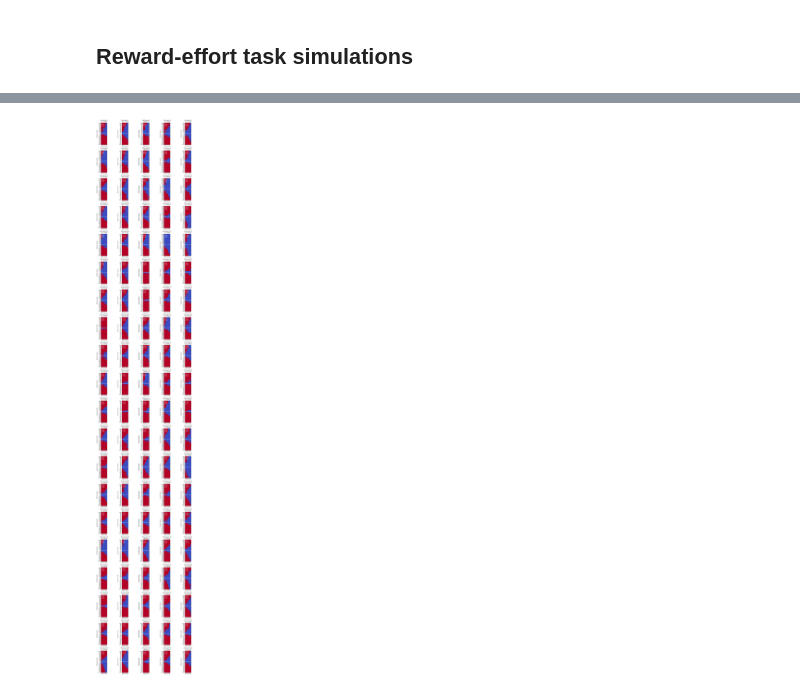
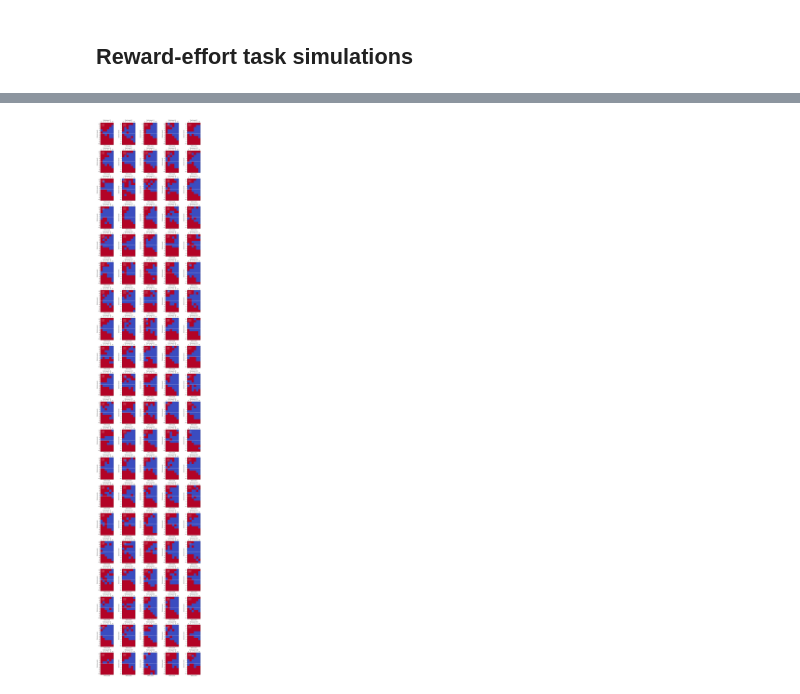
Before and after one commit to MajaFriedemann/reward-effort-task, a Jupyter notebook: simulate-task.ipynb, the cells around one changed output, grey strips where cells are left out. Saved outputs shown, nothing was run; the diff lists cells and outputs as text; code cells hidden in the pictures.

```diff
--- a/simulate-task.ipynb
+++ b/simulate-task.ipynb
@@ -73,0 +89,17 @@ def logistic_choice_prob(net_value, decision_beta):
+# %%
+# Logistic function to get choice probabilities
+decision_beta = 0.9
+def logistic_choice_prob(net_value, decision_beta):
+    return 1 / (1 + np.exp(-decision_beta * net_value))
+
+
+# Plot the Logistic function for different betas
+plot_betas = np.linspace(0.8, 1.2, 5)
+plt.figure(figsize=(6, 4))
+for b in plot_betas:
+    plt.plot(outcome_levels_n, logistic_choice_prob(outcome_levels_n, b), label=f'decision_beta={b:.1f}')
+plt.xlabel('Net_value')
+plt.ylabel('Accept probability')
+plt.legend()
+plt.grid(True)
+plt.show()
@@ -79,8 +113,8 @@ responses = []
 for outcome in outcome_levels:
     for effort in effort_levels:
         # Calculate net values for all participants
-        net_values = np.array([calculate_net_value(outcome, effort, alpha, beta, k, lambda_)
-                               for alpha, beta, k, lambda_ in zip(alpha_values, beta_values, k_values, lambda_values)])
+        net_values = np.array([calculate_net_value(outcome, effort, alpha, k, lambda_)
+                               for alpha, k, lambda_ in zip(alpha_values, k_values, lambda_values)])
 
         # Apply logistic function to calculate acceptance probabilities
         probabilities = logistic_choice_prob(net_values, decision_beta)
@@ -104,7 +138,7 @@ acceptance_rates = responses.mean(axis=1)
 # reshaped acceptance_matrix is a 2D array where rows represent different outcome levels and columns represent different effort levels
 acceptance_matrix = acceptance_rates.reshape(len(outcome_levels), len(effort_levels))
 
-fig, ax = plt.subplots(figsize=(10, 10))
+fig, ax = plt.subplots(figsize=(8, 8))
 cax = ax.matshow(acceptance_matrix, interpolation='nearest', cmap='coolwarm')
 fig.colorbar(cax)
 
@@ -114,9 +148,10 @@ ax.set_xticklabels(effort_levels.astype(int))
 ax.set_yticklabels(outcome_levels.astype(int))
 ax.invert_yaxis()
 
-# Adding the horizontal line at the index where outcome = 0
-zero_outcome_index = np.where(outcome_levels == 0)[0][0]
-ax.axhline(y=zero_outcome_index, color='white', linestyle='--', linewidth=2)
+# Add dotted horizontal lines at the positions for outcome = 2 and outcome = -2
+lowest_reward_index = np.where(outcome_levels == 2)[0][0]
+ax.axhline(lowest_reward_index - 0.5, color='white', linestyle='--', linewidth=3)
+
 
 plt.xlabel('Effort Levels')
 plt.ylabel('Outcome Levels')
@@ -165,39 +205,37 @@ fig, axes = plt.subplots(num_rows, num_cols, figsize=(16, num_rows * 4))
 
 for participant_idx in range(num_participants):
     row = participant_idx // num_cols
     col = participant_idx % num_cols
 
     ax = axes[row, col] if num_rows > 1 else axes[col]
 
     participant_responses = responses[:, participant_idx]
     acceptance_matrix = participant_responses.reshape(len(outcome_levels), len(effort_levels))
 
     cax = ax.matshow(acceptance_matrix, interpolation='nearest', cmap='coolwarm')
 
     ax.set_xticks(np.arange(len(effort_levels)))
     ax.set_yticks(np.arange(len(outcome_levels)))
     ax.set_xticklabels(effort_levels.astype(int))
     ax.set_yticklabels(outcome_levels.astype(int))
     ax.invert_yaxis()
 
-
-    # Adding horizontal line
-    zero_outcome_index = np.where(outcome_levels == 0)[0][0]
-    ax.axhline(y=zero_outcome_index, color='white', linestyle='--', linewidth=2)
+    # Add dotted horizontal lines at the positions for outcome = 2 and outcome = -2
+    lowest_reward_index = np.where(outcome_levels == 2)[0][0]
+    ax.axhline(lowest_reward_index - 0.5, color='white', linestyle='--', linewidth=2)
 
     ax.set_xlabel('Effort Levels')
     ax.set_ylabel('Outcome Levels')
     ax.set_title(f'Participant {participant_idx + 1}')
 
     # Print participant parameters
-    params_text = (f"α={alpha_values[participant_idx]:.2f}, \n"
-                   f"β={beta_values[participant_idx]:.2f}, \n"
-                   f"k={k_values[participant_idx]:.2f}, \n"
+    params_text = (f"α={alpha_values[participant_idx]:.2f} \n"
+                   f"k={k_values[participant_idx]:.2f} \n"
                    f"λ={lambda_values[participant_idx]:.2f}")
-    ax.text(0, len(outcome_levels) - 4, params_text, color='white', fontsize=8)
+    ax.text(0, len(outcome_levels) - 2, params_text, color='white', fontsize=8)
 
 # Adjust layout
 plt.tight_layout()
 plt.show()
 # %% [output]
-[figure, old version]
+[figure, new version]
```
Also changed, not shown: parts of 9 cells of this notebook.
